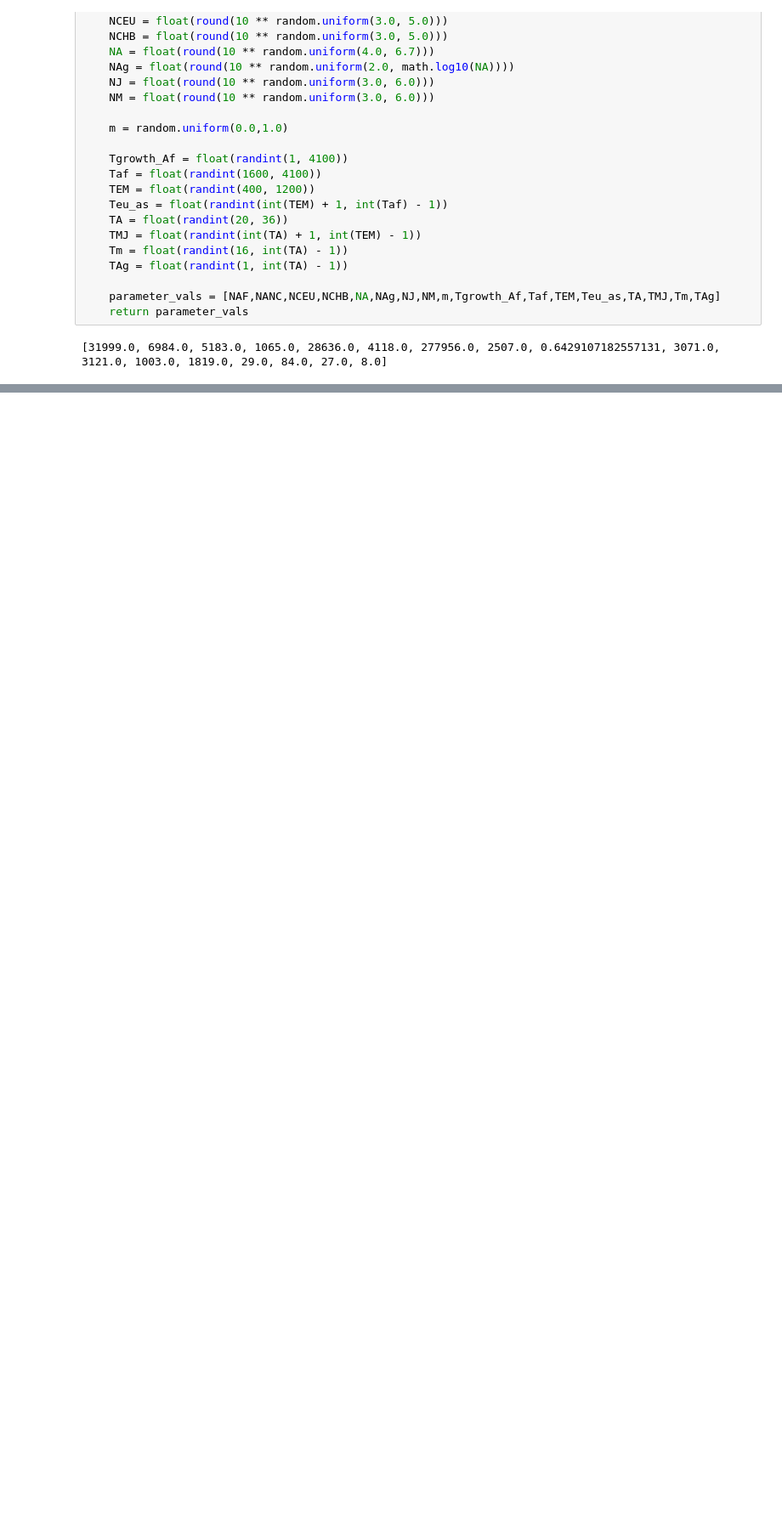
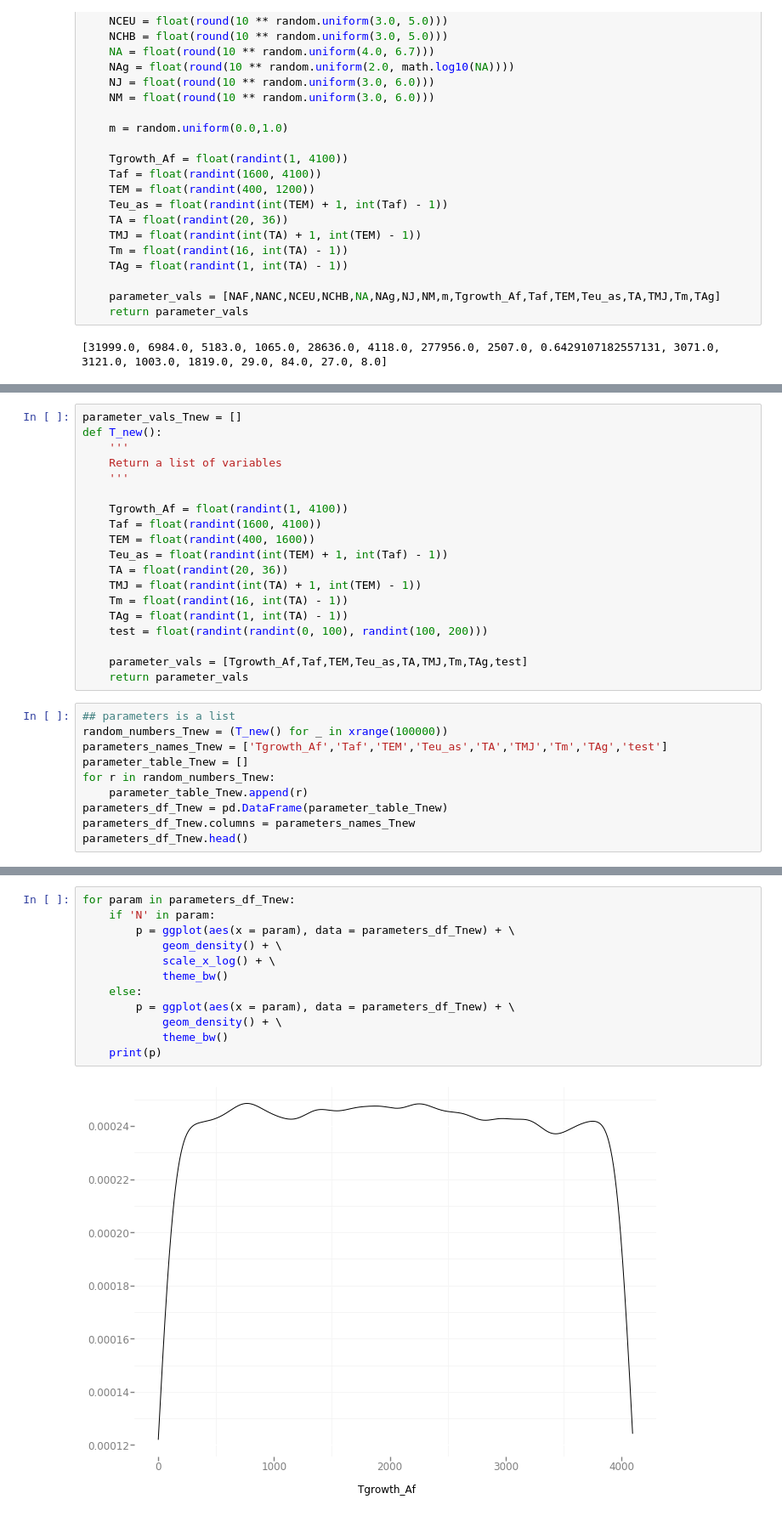
Before and after one commit to julianpistorius/random_plotting, a Jupyter notebook: prior_testing.ipynb, the cells around one changed output, grey strips where cells are left out. Shown at 85% size. Drawn from its saved outputs; the diff is of its cells as text; blank space fills up the shorter version.

```diff
--- a/prior_testing.ipynb
+++ b/prior_testing.ipynb
@@ -88,0 +91,29 @@ for param in parameters_df:
+# %%
+parameter_vals_Tnew = []
+def T_new():
+    '''
+    Return a list of variables
+    '''
+
+    Tgrowth_Af = float(randint(1, 4100))
+    Taf = float(randint(1600, 4100))
+    TEM = float(randint(400, 1600))
+    Teu_as = float(randint(int(TEM) + 1, int(Taf) - 1))
+    TA = float(randint(20, 36))
+    TMJ = float(randint(int(TA) + 1, int(TEM) - 1))
+    Tm = float(randint(16, int(TA) - 1))
+    TAg = float(randint(1, int(TA) - 1))
+    test = float(randint(randint(0, 100), randint(100, 200)))
+
+    parameter_vals = [Tgrowth_Af,Taf,TEM,Teu_as,TA,TMJ,Tm,TAg,test]
+    return parameter_vals
+# %%
+## parameters is a list
+random_numbers_Tnew = (T_new() for _ in xrange(100000))
+parameters_names_Tnew = ['Tgrowth_Af','Taf','TEM','Teu_as','TA','TMJ','Tm','TAg','test']
+parameter_table_Tnew = []
+for r in random_numbers_Tnew:
+    parameter_table_Tnew.append(r)
+parameters_df_Tnew = pd.DataFrame(parameter_table_Tnew)
+parameters_df_Tnew.columns = parameters_names_Tnew
+parameters_df_Tnew.head()
@@ -88,0 +127,14 @@ for param in parameters_df:
+# %%
+for param in parameters_df_Tnew:
+    if 'N' in param:
+        p = ggplot(aes(x = param), data = parameters_df_Tnew) + \
+            geom_density() + \
+            scale_x_log() + \
+            theme_bw()
+    else:
+        p = ggplot(aes(x = param), data = parameters_df_Tnew) + \
+            geom_density() + \
+            theme_bw()
+    print(p)
+# %% [output]
+[figure, added]
```
Also changed, not shown: parts of 5 cells of this notebook.
